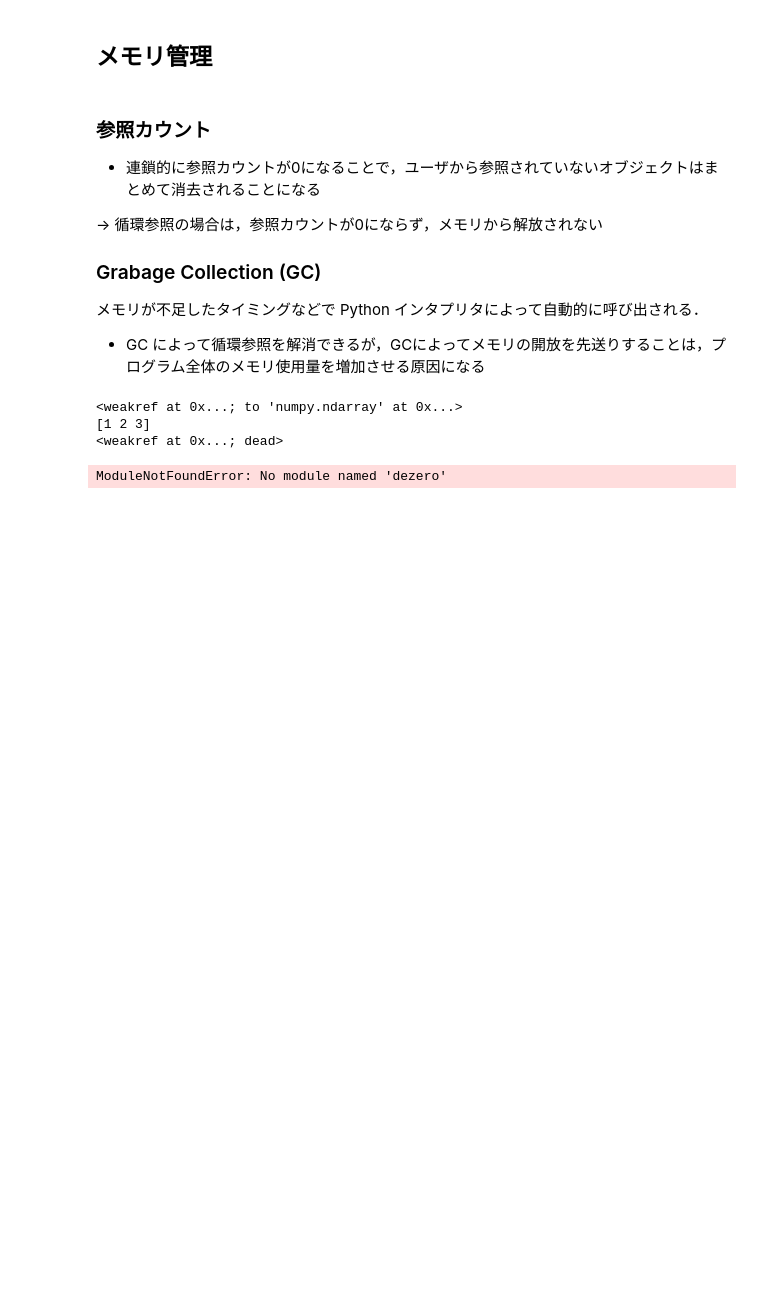
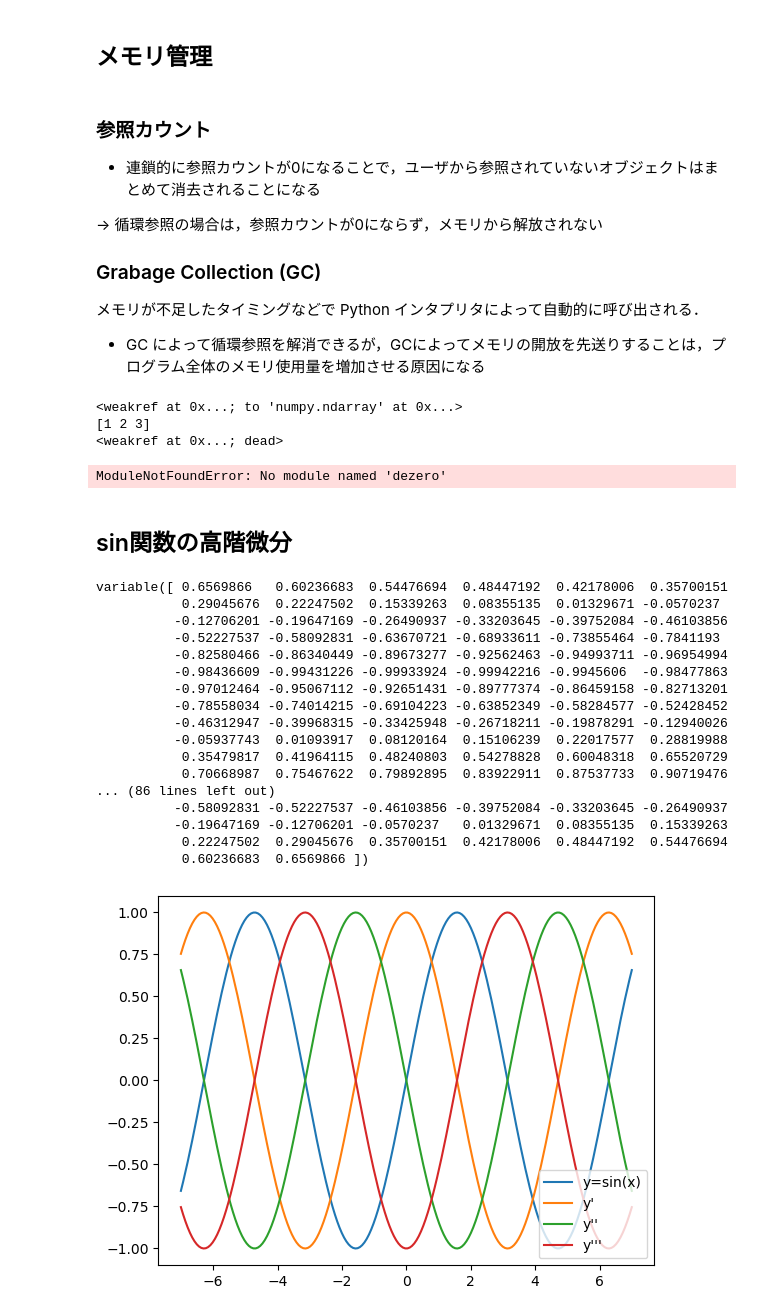
Before and after one commit to ShntrIto/DeepLearning3, a Jupyter notebook: steps/play-ground.ipynb, the cells around one changed output. Saved outputs shown, nothing was run; the diff lists cells and outputs as text; code cells hidden in the pictures; blank space fills up the shorter version.

Commit message:
sin関数の高階微分を試した

```diff
--- a/steps/play-ground.ipynb
+++ b/steps/play-ground.ipynb
@@ -276,3 +276,57 @@ with open('sample.dot', 'w') as o:
     o.write(txt)
 # %% [output]
 ModuleNotFoundError: No module named 'dezero'
+# %% [markdown]
+## sin関数の高階微分
+# %%
+import os
+import sys
+
+# jupyter notebook を実行するために親ディレクトリを環境変数に追加
+notebook_path = os.getcwd()
+parent_dir = os.path.dirname(notebook_path)
+if parent_dir not in sys.path:
+    sys.path.append(parent_dir)
+
+import numpy as np
+import matplotlib.pyplot as plt
+from dezero import Variable
+import dezero.functions as F
+
+x = Variable(np.linspace(-7, 7, 200))
+y = F.sin(x)
+y.backward(create_graph=True)
+
+logs = [y.data.flatten()]
+
+for i in range(3):
+    logs.append(x.grad.data.flatten())
+    gx = x.grad
+    x.cleargrad()
+    gx.backward(create_graph=True)
+
+# グラフを描画
+labels = ["y=sin(x)", "y'", "y''", "y'''"]
+for i, v in enumerate(logs):
+    plt.plot(x.data, logs[i], label=labels[i])
+plt.legend(loc='lower right')
+plt.show()
+# %% [output]
+variable([ 0.6569866   0.60236683  0.54476694  0.48447192  0.42178006  0.35700151
+           0.29045676  0.22247502  0.15339263  0.08355135  0.01329671 -0.0570237
+          -0.12706201 -0.19647169 -0.26490937 -0.33203645 -0.39752084 -0.46103856
+          -0.52227537 -0.58092831 -0.63670721 -0.68933611 -0.73855464 -0.7841193
+          -0.82580466 -0.86340449 -0.89673277 -0.92562463 -0.94993711 -0.96954994
+          -0.98436609 -0.99431226 -0.99933924 -0.99942216 -0.9945606  -0.98477863
+          -0.97012464 -0.95067112 -0.92651431 -0.89777374 -0.86459158 -0.82713201
+          -0.78558034 -0.74014215 -0.69104223 -0.63852349 -0.58284577 -0.52428452
+          -0.46312947 -0.39968315 -0.33425948 -0.26718211 -0.19878291 -0.12940026
+          -0.05937743  0.01093917  0.08120164  0.15106239  0.22017577  0.28819988
+           0.35479817  0.41964115  0.48240803  0.54278828  0.60048318  0.65520729
+           0.70668987  0.75467622  0.79892895  0.83922911  0.87537733  0.90719476
+... (86 lines left out)
+          -0.58092831 -0.52227537 -0.46103856 -0.39752084 -0.33203645 -0.26490937
+          -0.19647169 -0.12706201 -0.0570237   0.01329671  0.08355135  0.15339263
+           0.22247502  0.29045676  0.35700151  0.42178006  0.48447192  0.54476694
+           0.60236683  0.6569866 ])
+[figure, added]
```
Also changed, not shown: 1 other file.
